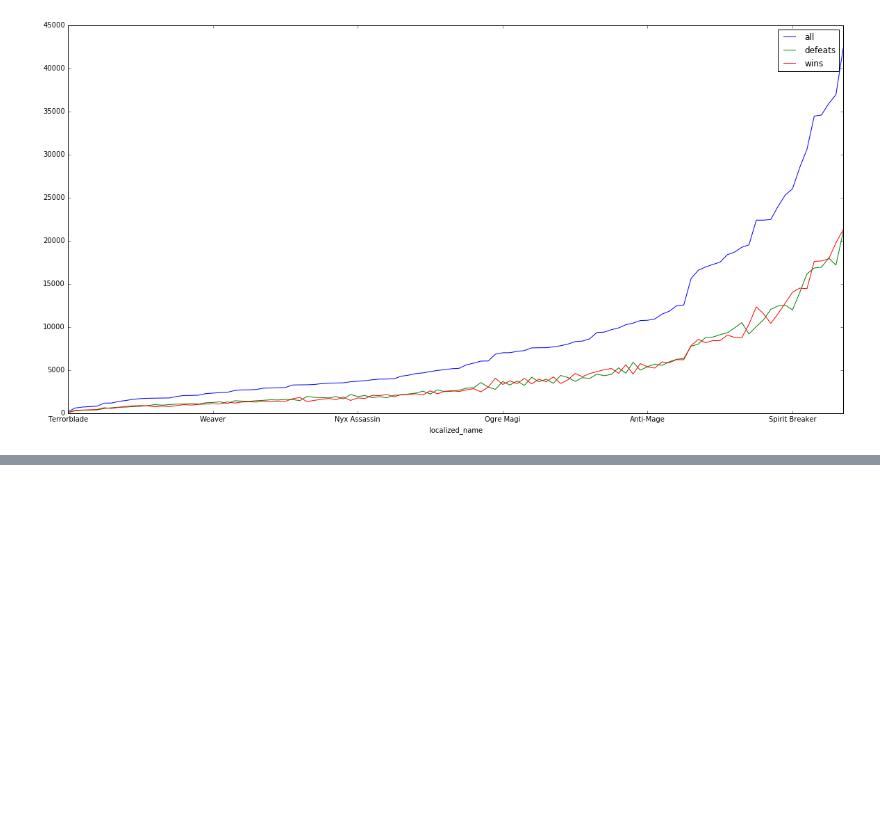
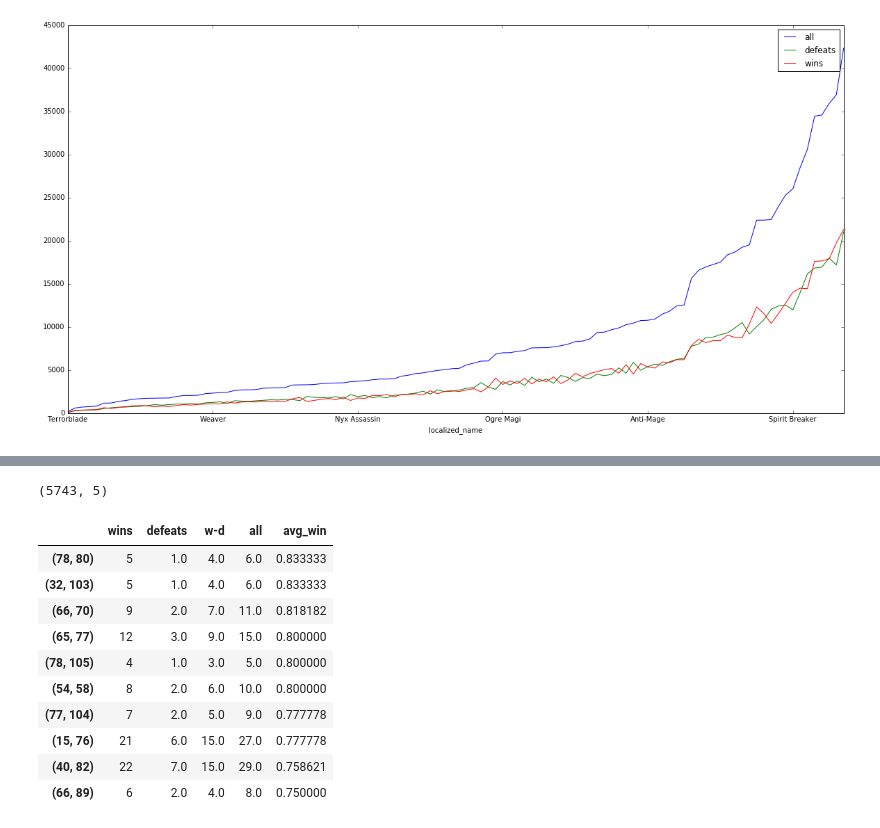
Before and after one commit to senior-sigan/coursera-vvedenie-mashinnoe-obuchenie, a Jupyter notebook: week7/heroes.ipynb, the cells around one changed output, grey strips where cells are left out. Saved outputs shown, nothing was run; the diff lists cells and outputs as text; code cells hidden in the pictures; blank space fills up the shorter version.

Commit message:
add pairs analisys

```diff
--- a/week7/heroes.ipynb
+++ b/week7/heroes.ipynb
@@ -99,0 +97,30 @@ df.sort_values(['all']).filter(['localized_name','w-d']).plot(x='localized_name'
+# %%
+def heroesPair(data, match_id, p, side):
+    heroesPair = (data.ix[match_id, '{}{}_hero'.format(side, p[0])], data.ix[match_id, '{}{}_hero'.format(side, p[1])])
+    return tuple(sorted(heroesPair)) # because it's unordered selections
+
+def calculatePairAvgWins(data):
+    pairs = [(i,j) for i in range(1,6) for j in range(i+1,6)]
+    wins = {}
+    defeats = {}
+    for i, match_id in enumerate(data.index):
+        for p in pairs:
+            rp = heroesPair(data, match_id, p, 'r')
+            dp = heroesPair(data, match_id, p, 'd')
+            if train.ix[match_id, 'radiant_win'] == 1:
+                wins[rp] = wins.get(rp, 0) + 1
+                defeats[dp] = defeats.get(dp, 0) + 1
+            else:
+                wins[dp] = wins.get(dp, 0) + 1
+                defeats[rp] = defeats.get(rp, 0) + 1
+
+    df_wins = pd.DataFrame(list(wins.values()), columns=['wins'], index=wins.keys())
+    df_defeats = pd.DataFrame(list(defeats.values()), columns=['defeats'], index=defeats.keys())
+    df = df_wins.join(df_defeats)
+    df['w-d'] = df['wins'] - df['defeats']
+    df['all'] = df['wins'] + df['defeats']
+    df['avg_win'] = df['wins'] / df['all']
+    return df
+# %%
+pairs = calculatePairAvgWins(train)
+pairs.head()
@@ -99,0 +134,18 @@ df.sort_values(['all']).filter(['localized_name','w-d']).plot(x='localized_name'
+# %%
+pairs.shape
+# %% [output]
+(5743, 5)
+# %%
+pairs.sort_values(['avg_win'], ascending=False).head(10)
+# %% [output]
+|  | wins | defeats | w-d | all | avg_win |
+| (78, 80) | 5 | 1.0 | 4.0 | 6.0 | 0.833333 |
+| (32, 103) | 5 | 1.0 | 4.0 | 6.0 | 0.833333 |
+| (66, 70) | 9 | 2.0 | 7.0 | 11.0 | 0.818182 |
+| (65, 77) | 12 | 3.0 | 9.0 | 15.0 | 0.800000 |
+| (78, 105) | 4 | 1.0 | 3.0 | 5.0 | 0.800000 |
+| (54, 58) | 8 | 2.0 | 6.0 | 10.0 | 0.800000 |
+| (77, 104) | 7 | 2.0 | 5.0 | 9.0 | 0.777778 |
+| (15, 76) | 21 | 6.0 | 15.0 | 27.0 | 0.777778 |
+| (40, 82) | 22 | 7.0 | 15.0 | 29.0 | 0.758621 |
+| (66, 89) | 6 | 2.0 | 4.0 | 8.0 | 0.750000 |
```
Also changed, not shown: parts of 4 cells of this notebook.
